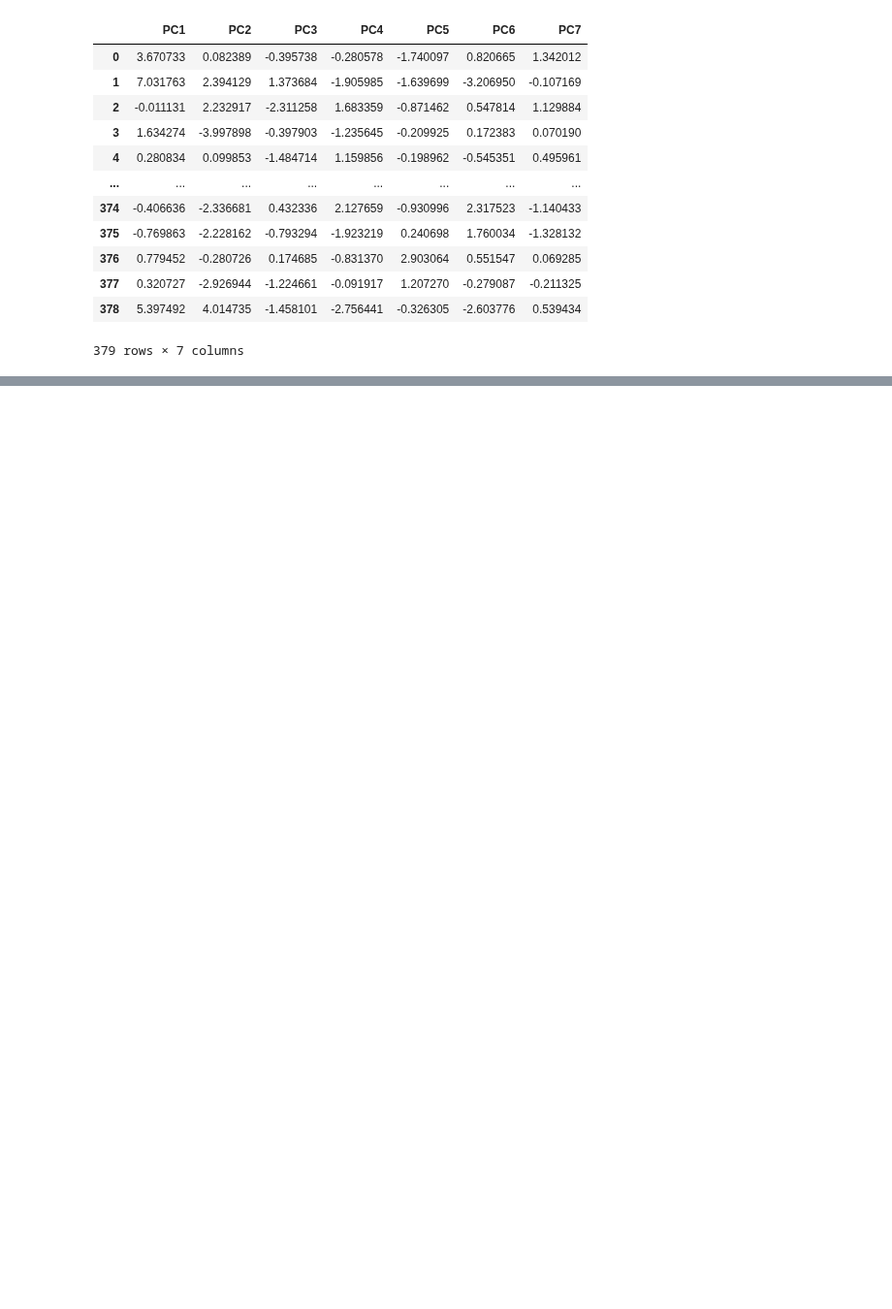
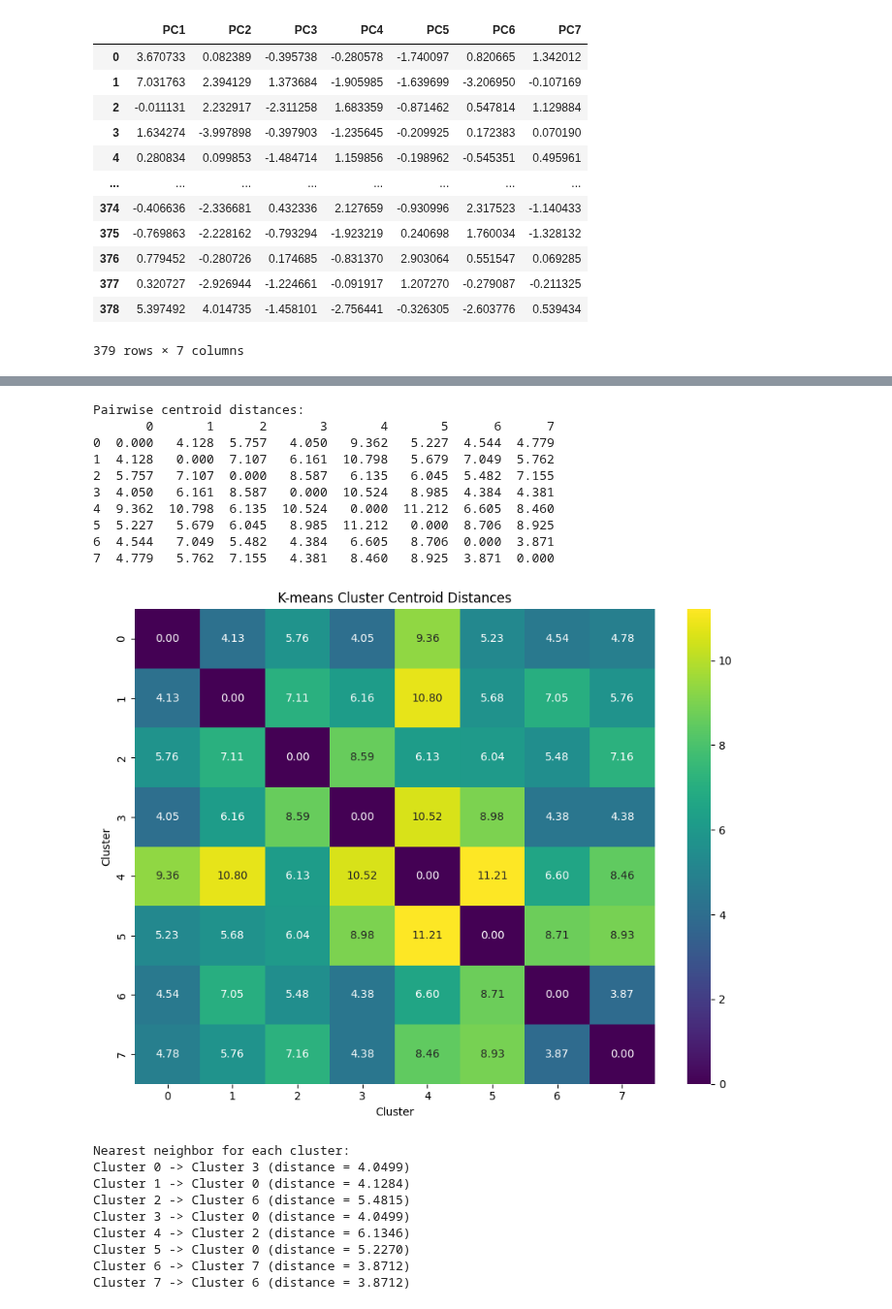
Before and after one commit to haejeg/nba-player-archetypes-and-clustering, a Jupyter notebook: notebooks/archetypes/kmeans.ipynb, the cells around one changed output, grey strips where cells are left out. Shown at 97% size. Drawn from its saved outputs; the diff is of its cells as text; code cells hidden in the pictures; blank space fills up the shorter version.

```diff
--- a/notebooks/archetypes/kmeans.ipynb
+++ b/notebooks/archetypes/kmeans.ipynb
@@ -78,0 +611,80 @@ for c, grp in scores.groupby('Cluster'):
+# %%
+# ============================================================
+# ALL-CLUSTER CENTROID DISTANCE ANALYSIS
+# ============================================================
+# Identify which K-means clusters are closest in PCA space.
+# This helps detect potentially redundant player archetypes.
+# ============================================================
+
+from sklearn.metrics import pairwise_distances
+
+# STEP 1: Compute Euclidean distances between all centroids
+centroid_distances = pairwise_distances(
+    km.cluster_centers_,
+    metric='euclidean'
+)
+
+# STEP 2: Determine the number of clusters directly from the fitted model
+n_clusters = km.n_clusters
+
+distance_df = pd.DataFrame(
+    centroid_distances,
+    index=range(n_clusters),
+    columns=range(n_clusters)
+)
+
+print("Pairwise centroid distances:")
+print(distance_df.round(3))
+
+# STEP 3: Visualize the distance matrix
+plt.figure(figsize=(9, 7))
+
+sns.heatmap(
+    distance_df,
+    annot=True,
+    fmt='.2f',
+    cmap='viridis'
+)
+
+plt.title('K-means Cluster Centroid Distances')
+plt.xlabel('Cluster')
+plt.ylabel('Cluster')
+plt.tight_layout()
+plt.show()
+
+# STEP 4: Identify the closest neighboring cluster
+# Exclude self-distances along the diagonal
+distances_no_self = distance_df.copy()
+np.fill_diagonal(distances_no_self.values, np.inf)
+
+print("\nNearest neighbor for each cluster:")
+
+for cluster in distance_df.index:
+    nearest = distances_no_self.loc[cluster].idxmin()
+    distance = distances_no_self.loc[cluster, nearest]
+
+    print(
+        f"Cluster {cluster} -> Cluster {nearest} "
+        f"(distance = {distance:.4f})"
+    )
+# %% [output]
+Pairwise centroid distances:
+       0       1      2       3       4       5      6      7
+0  0.000   4.128  5.757   4.050   9.362   5.227  4.544  4.779
+1  4.128   0.000  7.107   6.161  10.798   5.679  7.049  5.762
+2  5.757   7.107  0.000   8.587   6.135   6.045  5.482  7.155
+3  4.050   6.161  8.587   0.000  10.524   8.985  4.384  4.381
+4  9.362  10.798  6.135  10.524   0.000  11.212  6.605  8.460
+5  5.227   5.679  6.045   8.985  11.212   0.000  8.706  8.925
+6  4.544   7.049  5.482   4.384   6.605   8.706  0.000  3.871
+7  4.779   5.762  7.155   4.381   8.460   8.925  3.871  0.000
+[figure, added]
+Nearest neighbor for each cluster:
+Cluster 0 -> Cluster 3 (distance = 4.0499)
+Cluster 1 -> Cluster 0 (distance = 4.1284)
+Cluster 2 -> Cluster 6 (distance = 5.4815)
+Cluster 3 -> Cluster 0 (distance = 4.0499)
+Cluster 4 -> Cluster 2 (distance = 6.1346)
+Cluster 5 -> Cluster 0 (distance = 5.2270)
+Cluster 6 -> Cluster 7 (distance = 3.8712)
+Cluster 7 -> Cluster 6 (distance = 3.8712)
```
Also changed, not shown: parts of 13 cells of this notebook.
